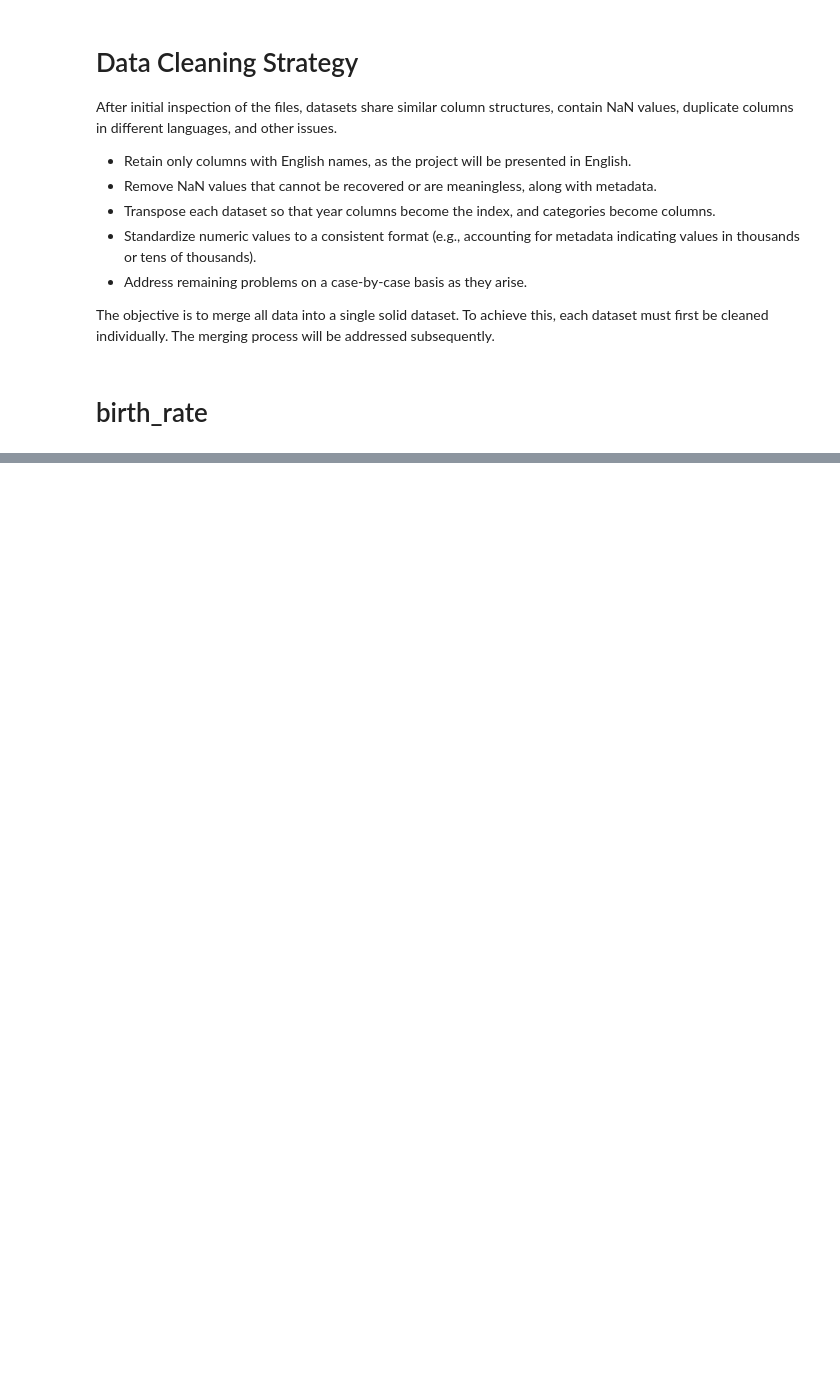
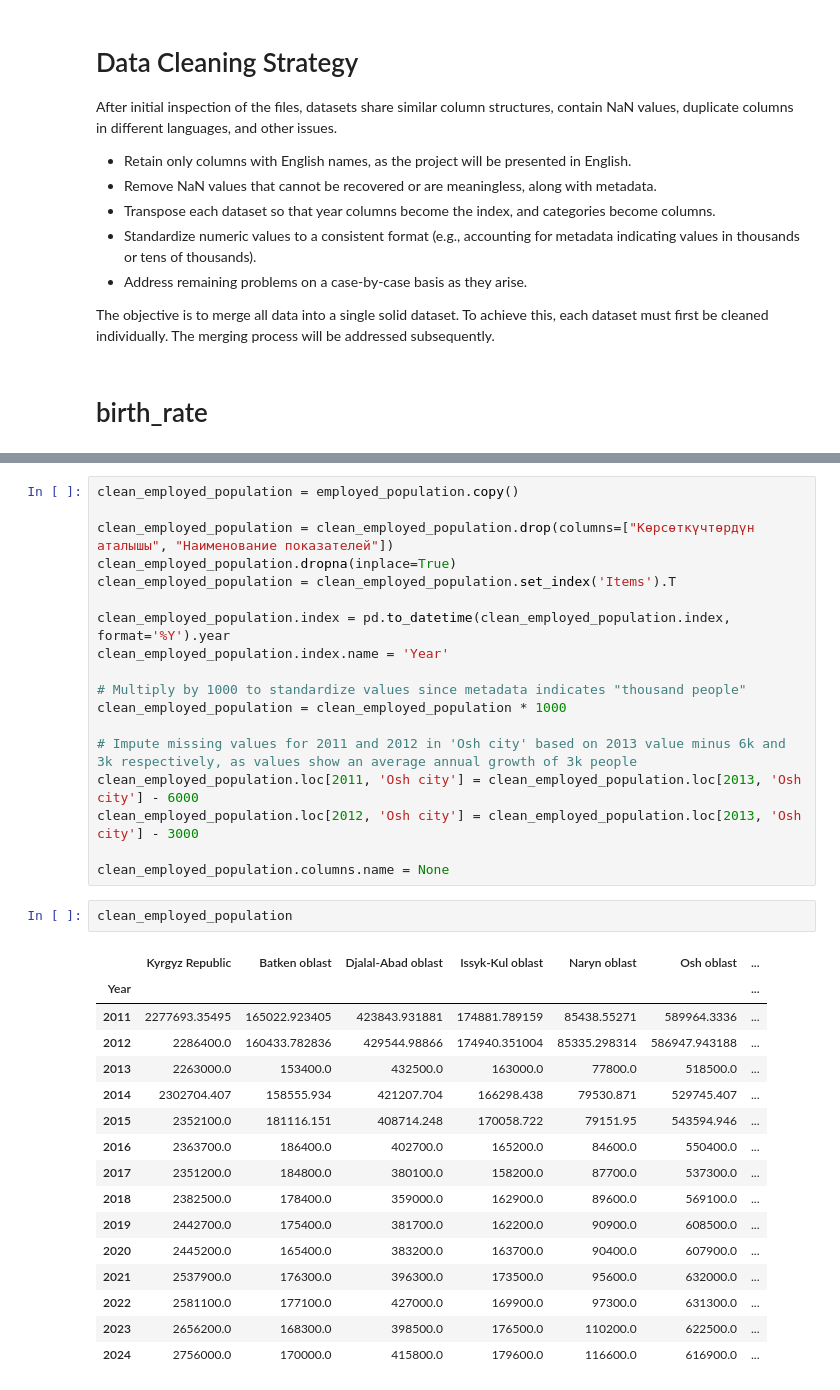
Before and after one commit to rus5sp/DAV-Project, a Jupyter notebook: cleaning.ipynb, the cells around one changed output, grey strips where cells are left out. Drawn from its saved outputs; the diff is of its cells as text; blank space fills up the shorter version.

Commit message:
Employed population dataset cleaned

```diff
--- a/cleaning.ipynb
+++ b/cleaning.ipynb
@@ -215,0 +225,37 @@ Columns: Index(['Kyrgyz Republic', 'Batken  Region', 'Jalal-Abad Region',
+# %%
+clean_employed_population = employed_population.copy()
+
+clean_employed_population = clean_employed_population.drop(columns=["Көрсөткүчтөрдүн аталышы", "Наименование показателей"])
+clean_employed_population.dropna(inplace=True)
+clean_employed_population = clean_employed_population.set_index('Items').T
+
+clean_employed_population.index = pd.to_datetime(clean_employed_population.index, format='%Y').year
+clean_employed_population.index.name = 'Year'
+
+# Multiply by 1000 to standardize values since metadata indicates "thousand people"
+clean_employed_population = clean_employed_population * 1000
+
+# Impute missing values for 2011 and 2012 in 'Osh city' based on 2013 value minus 6k and 3k respectively, as values show an average annual growth of 3k people
+clean_employed_population.loc[2011, 'Osh city'] = clean_employed_population.loc[2013, 'Osh city'] - 6000
+clean_employed_population.loc[2012, 'Osh city'] = clean_employed_population.loc[2013, 'Osh city'] - 3000
+
+clean_employed_population.columns.name = None
+# %%
+clean_employed_population
+# %% [output]
+|  | Kyrgyz Republic | Batken oblast | Djalal-Abad oblast | Issyk-Kul oblast | Naryn oblast | Osh oblast | ... |
+| Year |  |  |  |  |  |  | ... |
+| 2011 | 2277693.35495 | 165022.923405 | 423843.931881 | 174881.789159 | 85438.55271 | 589964.3336 | ... |
+| 2012 | 2286400.0 | 160433.782836 | 429544.98866 | 174940.351004 | 85335.298314 | 586947.943188 | ... |
+| 2013 | 2263000.0 | 153400.0 | 432500.0 | 163000.0 | 77800.0 | 518500.0 | ... |
+| 2014 | 2302704.407 | 158555.934 | 421207.704 | 166298.438 | 79530.871 | 529745.407 | ... |
+| 2015 | 2352100.0 | 181116.151 | 408714.248 | 170058.722 | 79151.95 | 543594.946 | ... |
+| 2016 | 2363700.0 | 186400.0 | 402700.0 | 165200.0 | 84600.0 | 550400.0 | ... |
+| 2017 | 2351200.0 | 184800.0 | 380100.0 | 158200.0 | 87700.0 | 537300.0 | ... |
+| 2018 | 2382500.0 | 178400.0 | 359000.0 | 162900.0 | 89600.0 | 569100.0 | ... |
+| 2019 | 2442700.0 | 175400.0 | 381700.0 | 162200.0 | 90900.0 | 608500.0 | ... |
+| 2020 | 2445200.0 | 165400.0 | 383200.0 | 163700.0 | 90400.0 | 607900.0 | ... |
+| 2021 | 2537900.0 | 176300.0 | 396300.0 | 173500.0 | 95600.0 | 632000.0 | ... |
+| 2022 | 2581100.0 | 177100.0 | 427000.0 | 169900.0 | 97300.0 | 631300.0 | ... |
+| 2023 | 2656200.0 | 168300.0 | 398500.0 | 176500.0 | 110200.0 | 622500.0 | ... |
+| 2024 | 2756000.0 | 170000.0 | 415800.0 | 179600.0 | 116600.0 | 616900.0 | ... |
```
Also changed, not shown: parts of 4 cells of this notebook.
